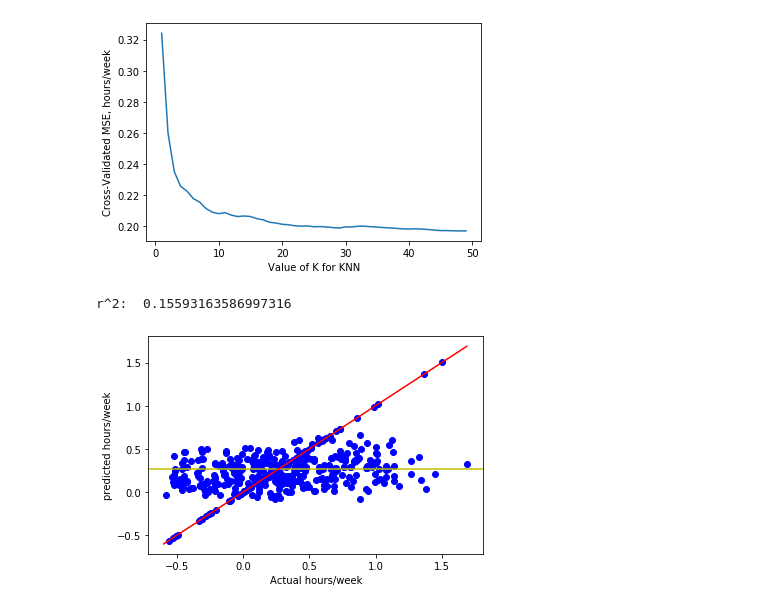
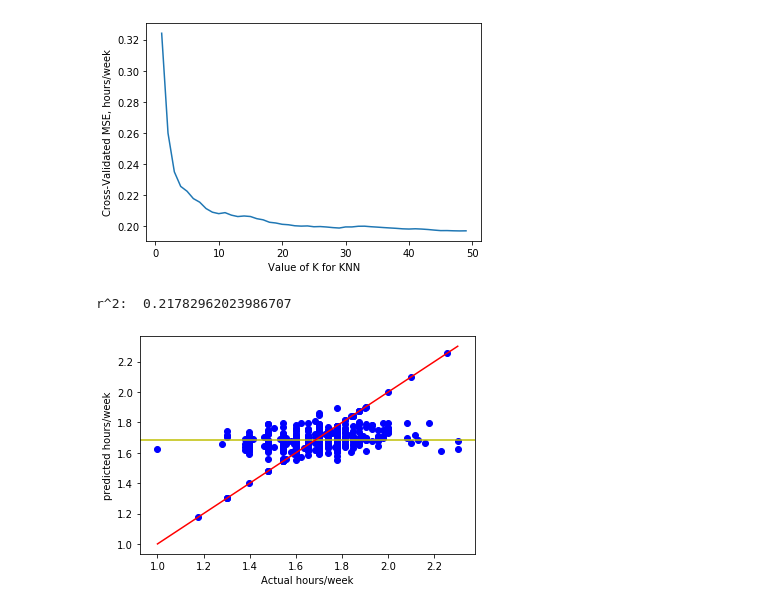
Before and after one commit to vijayoct27/tutor_prediction, a Jupyter notebook: tutor_eda.ipynb, the cells around one changed output. Drawn from its saved outputs; the diff is of its cells as text; code cells hidden in the pictures.

```diff
--- a/tutor_eda.ipynb
+++ b/tutor_eda.ipynb
@@ -172,8 +172,11 @@ cols_to_drop = ['descriptions', 'bio', 'subjects_list', 'subjects_emph_list',
                 'edu', 'bg_check_date', 'earliest_review_date',
                 'subjects_emph', 'subjects_all', 'bio_length', 'descriptions_length']
 
-X = df_eng.drop(columns=(['hours_per_week_estimate'] + cols_to_drop))
-y = df_eng.hours_per_week_estimate
+
+X = df_eng.drop(columns=(targets + cols_to_drop))
+y = df_eng.rate
+#X = df_eng.drop(columns=(['hours_per_week_estimate'] + cols_to_drop))
+#y = df_eng.hours_per_week_estimate
 
 #Take the log of y
 y_log = np.log10(y)
@@ -243,5 +250,6 @@ feature certified_degree (0.00)
 # %%
-X_rs = (X-X.min()) / (X.max()-X.min())
+#X_rs = (X-X.min()) / (X.max()-X.min())
+X_rs = (X_nlp-X_nlp.min()) / (X_nlp.max()-X_nlp.min())
 #y_rs = (y - y.min()) / (y.max()-y.min())
 X_rs.drop(columns='undergrad_degree', inplace=True)
 # %%
@@ -278,20 +291,20 @@ plt.show()
 # %% [output]
 [figure]
 # %%
-knn = KNeighborsRegressor(weights='distance', n_neighbors = 30)
-X_train, X_test, y_train, y_test = train_test_split(X_top, y_log, test_size=0.2, random_state=0)
+knn = KNeighborsRegressor(weights='distance', n_neighbors = 20)
+X_train, X_test, y_train, y_test = train_test_split(X_rs[test[:10]], y_log, test_size=0.2, random_state=0)
 
 knn.fit(X_train, y_train)
 y_predict = knn.predict(X_test)
 
 print('r^2: ', r2_score(y_test, y_predict))
 plt.scatter(np.array(y_test), y_predict, color='b')
 plt.axhline(y=y_log.mean(), color='y', linestyle='-')
 x = np.linspace(y_log.min(), y_log.max(),100)
 plt.plot(x, x, '-r')
 plt.xlabel('Actual hours/week')
 plt.ylabel('predicted hours/week')
 plt.show()
 # %% [output]
-r^2:  0.15593163586997316
+r^2:  0.21782962023986707
-[figure, old version]
+[figure, new version]
```
Also changed, not shown: parts of 3 cells of this notebook.
